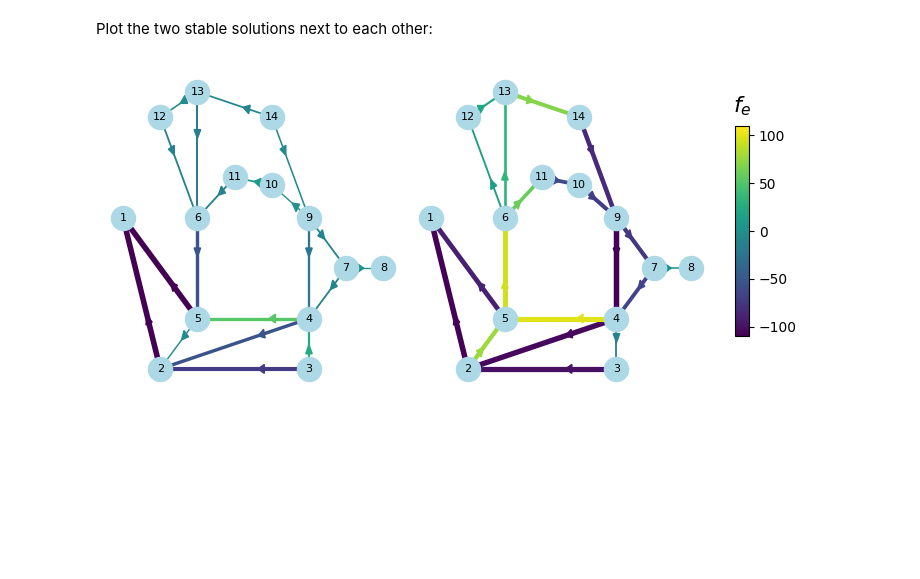
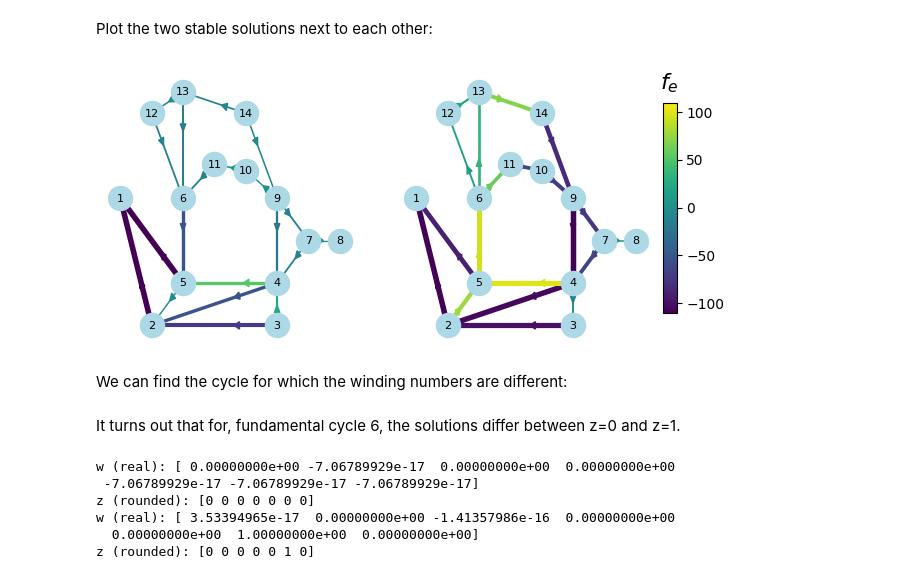
Before and after one commit to ibfzj/phase-cohesive-power-flow, a Jupyter notebook: Figure2.ipynb, the cells around one changed output. Cells and saved outputs as stored; diff of their text form; code cells hidden in the pictures; blank space fills up the shorter version.

Commit message:
Add files via upload
Added winding number calculation.

```diff
--- a/Figure2.ipynb
+++ b/Figure2.ipynb
@@ -57,7 +57,7 @@ for e in range(Ne):
     E[t,e] = -1.0
 
 # The cycle-edge incidence matrix
-C = np.zeros([Ne,Nv])
+C = np.zeros([Ne,Nc])
 c = [0, -1, 5]
 C[0,0]=1; C[1,0]=-1; C[4,0]=1
 C[11,1]=1; C[12,1]=-1; C[18,1]=1
@@ -415,35 +415,34 @@ def plot_line_flows_on_axis(G, positions, flows, ax, max_flow=None, title=''):
     ax.axis('off')
 
     return norm, cmap
 
 
 stable_sols = [theta_solutions[i] for i in stable_indices]
 flows_list = [compute_flows(theta, edges, Bvec) for theta in stable_sols]
 global_max_flow = max(max(abs(flow)) for flow in flows_list)
 
-
 fig_width = 7
 fig_height = 3.5
 fig, axs = plt.subplots(1, len(stable_sols), figsize=(fig_width, fig_height))
 
 if len(stable_sols) == 1:
     axs = [axs]
 
 for ax, theta, flows, idx in zip(axs, stable_sols, flows_list, stable_indices):
     plot_line_flows_on_axis(G, positions, flows, ax, max_flow=global_max_flow) #, title=f"Stable Solution {idx+1}")
 
 # Add colorbar axis on right
 cbar_ax = fig.add_axes([0.92, 0.2, 0.02, 0.6])
 
 norm = mpl.colors.Normalize(vmin=-global_max_flow, vmax=global_max_flow)
 sm = mpl.cm.ScalarMappable(cmap=plt.cm.viridis, norm=norm)
 sm.set_array([])
 
 cbar = fig.colorbar(sm, cax=cbar_ax, orientation='vertical')
 cbar.ax.set_title('$f_e$', fontsize=16, pad=10)
 
-plt.tight_layout(rect=[0, 0, 0.9, 1])
-
-plt.savefig('Multistability.pdf', bbox_inches='tight')
+plt.show()
 # %% [output]
-[figure, old version]
+[figure, new version]
+# %% [markdown]
+We can find the cycle for which the winding numbers are different:
@@ -449,0 +458,17 @@ plt.savefig('Multistability.pdf', bbox_inches='tight')
+# %% [markdown]
+It turns out that for, fundamental cycle 6, the solutions differ between z=0 and z=1.
+# %%
+w, z = winding_numbers(theta_solutions[0], edges, C)
+print("w (not rounded):", w)
+print("z (rounded):", z)
+
+w, z = winding_numbers(theta_solutions[1], edges, C)
+print("w (not rounded):", w)
+print("z (rounded):", z)
+# %% [output]
+w (real): [ 0.00000000e+00 -7.06789929e-17  0.00000000e+00  0.00000000e+00
+ -7.06789929e-17 -7.06789929e-17 -7.06789929e-17]
+z (rounded): [0 0 0 0 0 0 0]
+w (real): [ 3.53394965e-17  0.00000000e+00 -1.41357986e-16  0.00000000e+00
+  0.00000000e+00  1.00000000e+00  0.00000000e+00]
+z (rounded): [0 0 0 0 0 1 0]
```
Also changed, not shown: parts of 1 cell of this notebook.
